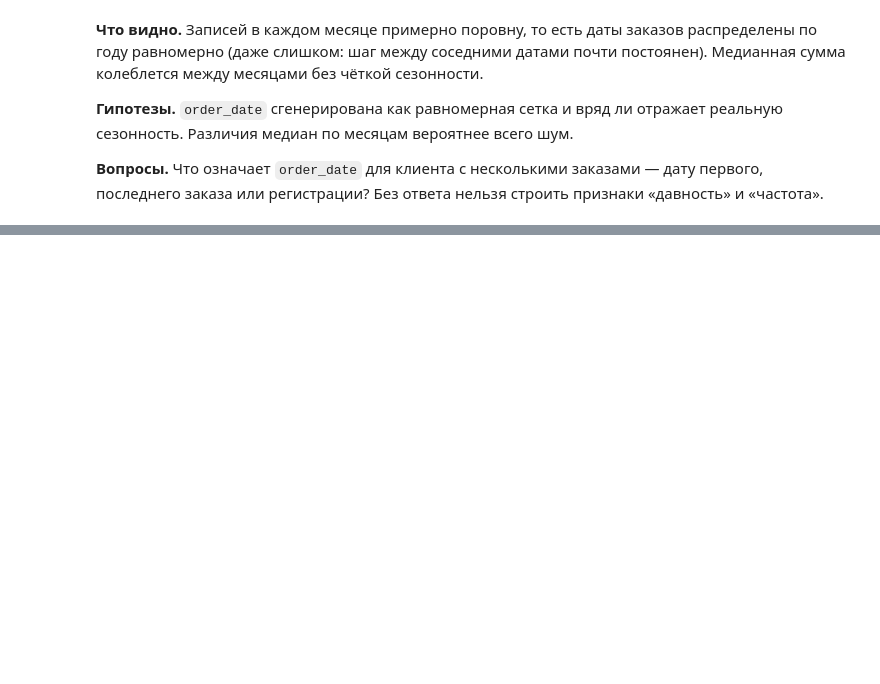
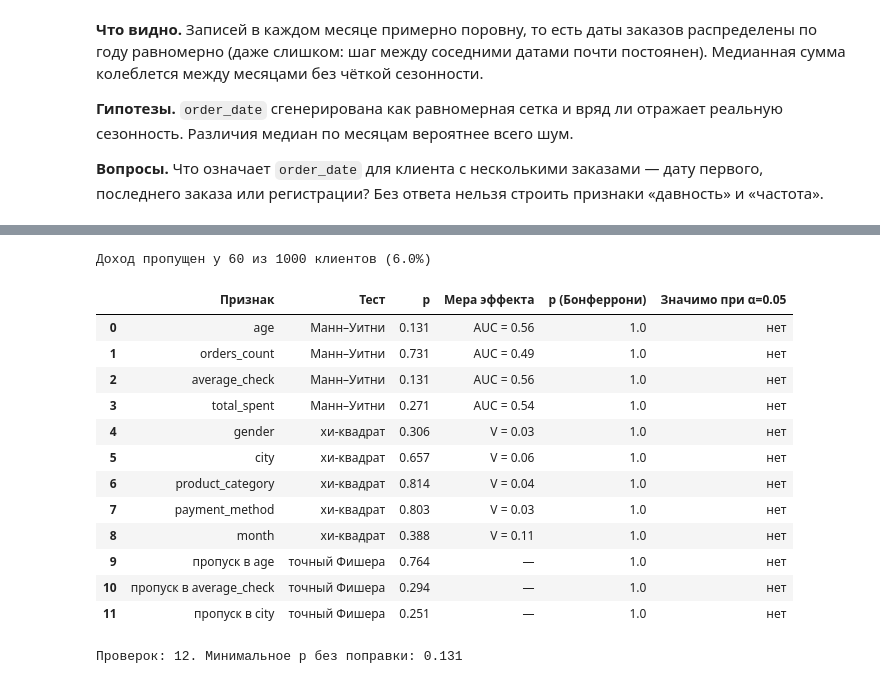
Before and after one commit to Askerah/Lab1_Int, a Jupyter notebook: notebooks/01_data_understanding.ipynb, the cells around one changed output, grey strips where cells are left out. Saved outputs shown, nothing was run; the diff lists cells and outputs as text; code cells hidden in the pictures; blank space fills up the shorter version.

```diff
--- a/notebooks/01_data_understanding.ipynb
+++ b/notebooks/01_data_understanding.ipynb
@@ -696,0 +738,47 @@ payment_method    хи-квадрат p = 0.803
+# %%
+miss = df_clean["customer_income"].isna()
+print(f"Доход пропущен у {int(miss.sum())} из {len(df_clean)} клиентов ({miss.mean()*100:.1f}%)\n")
+
+rows = []
+for c in ["age", "orders_count", "average_check", "total_spent"]:
+    a = df_clean.loc[~miss, c].dropna().astype(float)
+    b = df_clean.loc[miss, c].dropna().astype(float)
+    u, p = stats.mannwhitneyu(a, b)
+    rows.append({"Признак": c, "Тест": "Манн–Уитни", "p": p, "Мера эффекта": f"AUC = {u/(len(a)*len(b)):.2f}"})
+
+tmp = df_clean.assign(month=df_clean["order_date"].dt.month)
+for c in ["gender", "city", "product_category", "payment_method", "month"]:
+    tbl = pd.crosstab(tmp[c], miss)
+    chi2, p, dof, _ = stats.chi2_contingency(tbl)
+    v = np.sqrt(chi2 / (tbl.values.sum() * (min(tbl.shape) - 1)))
+    rows.append({"Признак": c, "Тест": "хи-квадрат", "p": p, "Мера эффекта": f"V = {v:.2f}"})
+
+# связь с пропусками в других столбцах
+for c in ["age", "average_check", "city"]:
+    tbl = pd.crosstab(df_clean[c].isna(), miss)
+    p = stats.fisher_exact(tbl)[1]
+    rows.append({"Признак": f"пропуск в {c}", "Тест": "точный Фишера", "p": p, "Мера эффекта": "—"})
+
+res = pd.DataFrame(rows)
+m = len(res)
+res["p (Бонферрони)"] = (res["p"] * m).clip(upper=1)
+res["Значимо при α=0.05"] = np.where(res["p (Бонферрони)"] < 0.05, "да", "нет")
+res["p"] = res["p"].round(3); res["p (Бонферрони)"] = res["p (Бонферрони)"].round(3)
+display(res)
+print(f"\nПроверок: {m}. Минимальное p без поправки: {res['p'].min()}")
+# %% [output]
+Доход пропущен у 60 из 1000 клиентов (6.0%)
+|  | Признак | Тест | p | Мера эффекта | p (Бонферрони) | Значимо при α=0.05 |
+| 0 | age | Манн–Уитни | 0.131 | AUC = 0.56 | 1.0 | нет |
+| 1 | orders_count | Манн–Уитни | 0.731 | AUC = 0.49 | 1.0 | нет |
+| 2 | average_check | Манн–Уитни | 0.131 | AUC = 0.56 | 1.0 | нет |
+| 3 | total_spent | Манн–Уитни | 0.271 | AUC = 0.54 | 1.0 | нет |
+| 4 | gender | хи-квадрат | 0.306 | V = 0.03 | 1.0 | нет |
+| 5 | city | хи-квадрат | 0.657 | V = 0.06 | 1.0 | нет |
+| 6 | product_category | хи-квадрат | 0.814 | V = 0.04 | 1.0 | нет |
+| 7 | payment_method | хи-квадрат | 0.803 | V = 0.03 | 1.0 | нет |
+| 8 | month | хи-квадрат | 0.388 | V = 0.11 | 1.0 | нет |
+| 9 | пропуск в age | точный Фишера | 0.764 | — | 1.0 | нет |
+| 10 | пропуск в average_check | точный Фишера | 0.294 | — | 1.0 | нет |
+| 11 | пропуск в city | точный Фишера | 0.251 | — | 1.0 | нет |
+Проверок: 12. Минимальное p без поправки: 0.131
```
Also changed, not shown: parts of 29 cells of this notebook, 1 other file.
